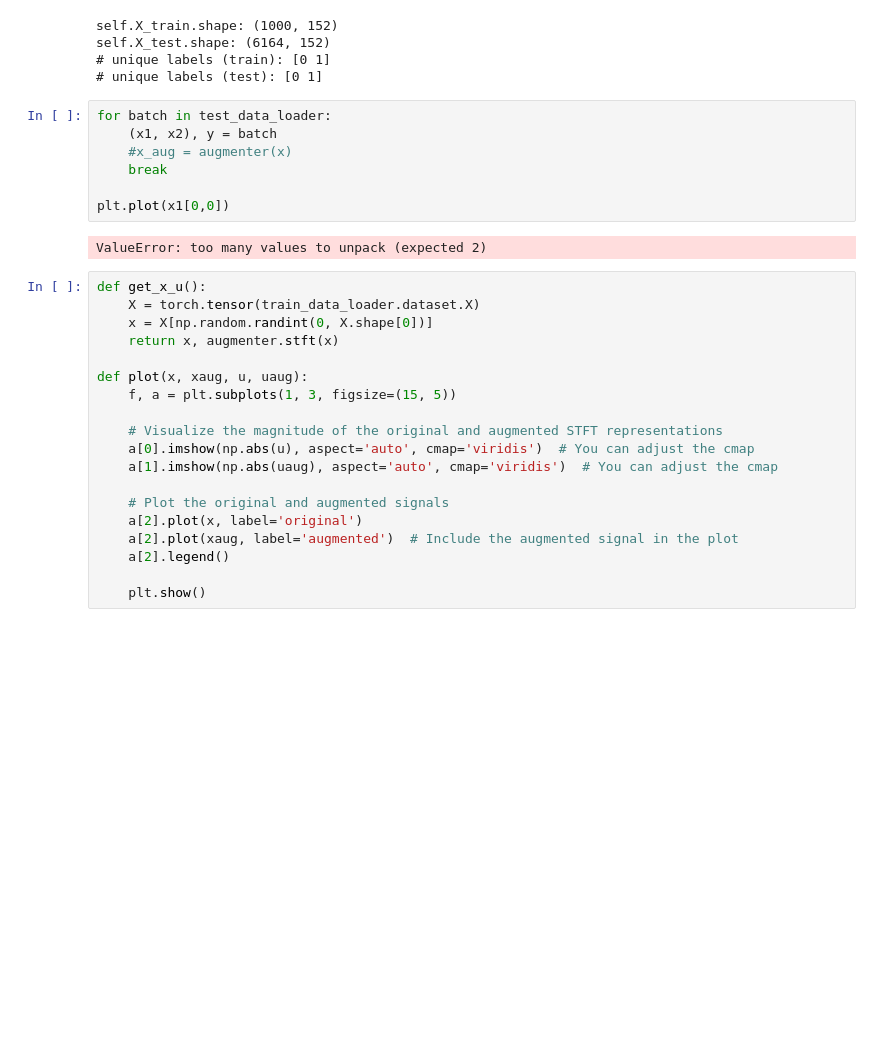
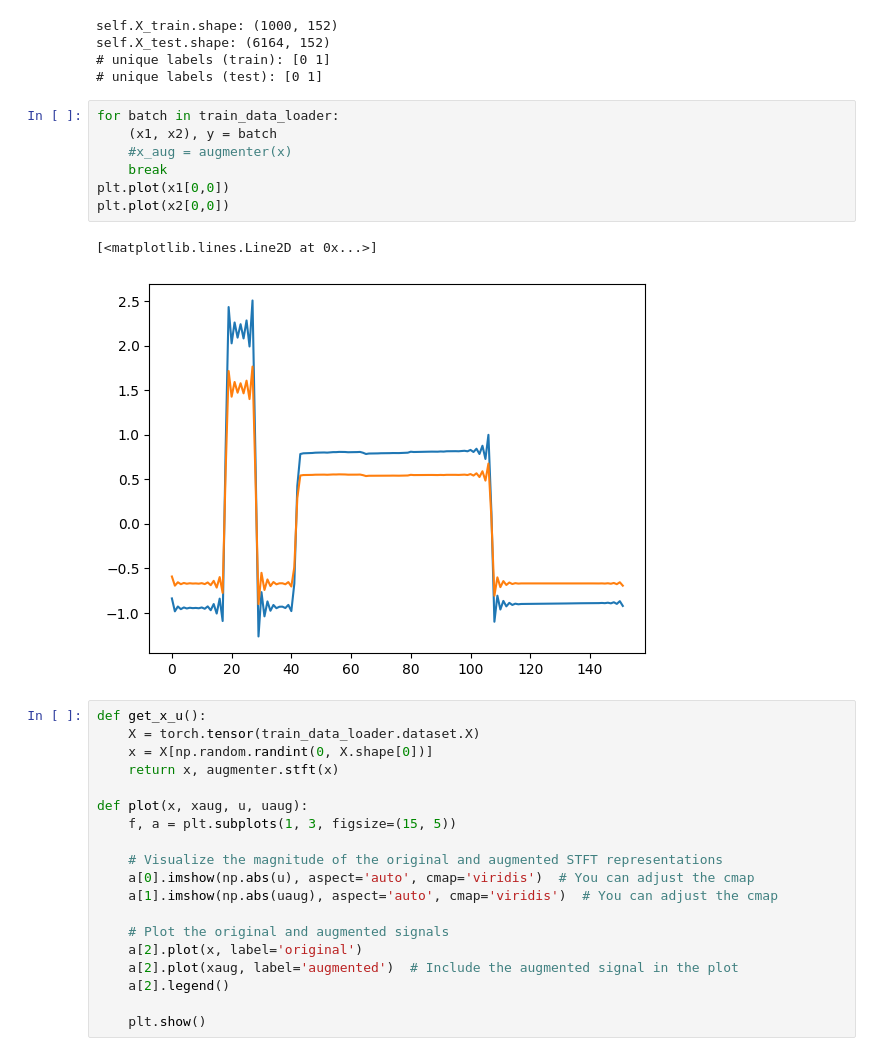
Before and after one commit to erlendlokna/Generative-SSL-VQVAE-modelling, a Jupyter notebook: augmentation_tests.ipynb, the cells around one changed output. Saved outputs shown, nothing was run; the diff lists cells and outputs as text; blank space fills up the shorter version.

Commit message:
evaluation test

```diff
--- a/augmentation_tests.ipynb
+++ b/augmentation_tests.ipynb
@@ -34,14 +37,15 @@ self.X_test.shape: (6164, 152)
 # unique labels (train): [0 1]
 # unique labels (test): [0 1]
 # %%
-for batch in test_data_loader:
+for batch in train_data_loader:
     (x1, x2), y = batch
     #x_aug = augmenter(x)
     break
-
 plt.plot(x1[0,0])
+plt.plot(x2[0,0])
 # %% [output]
-ValueError: too many values to unpack (expected 2)
+[<matplotlib.lines.Line2D at 0x...>]
+[figure, added]
 # %%
 def get_x_u():
     X = torch.tensor(train_data_loader.dataset.X)
```
Also changed, not shown: parts of 10 cells of this notebook, 3 other files.
